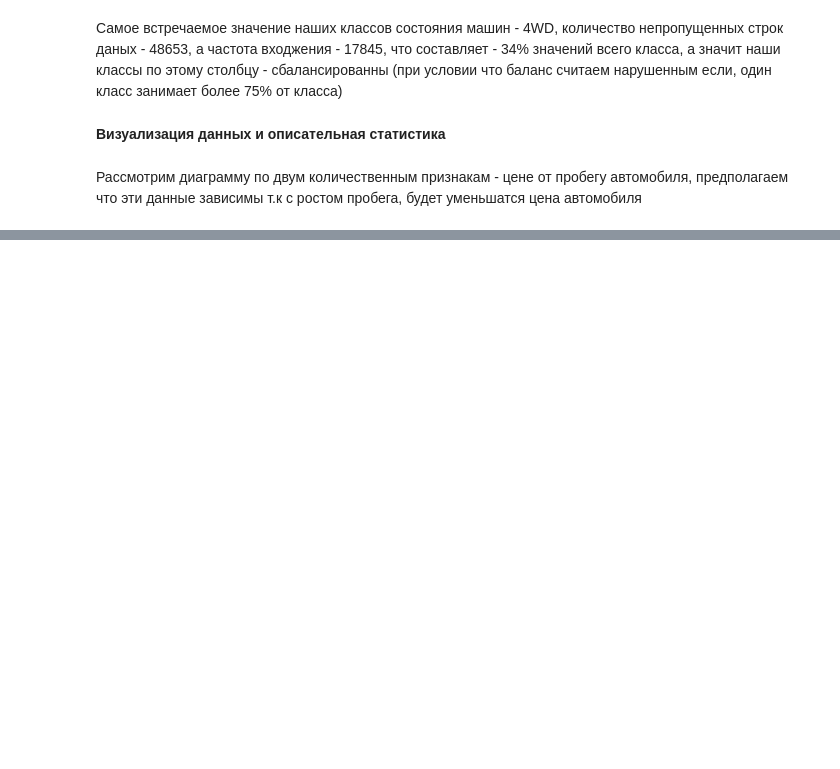
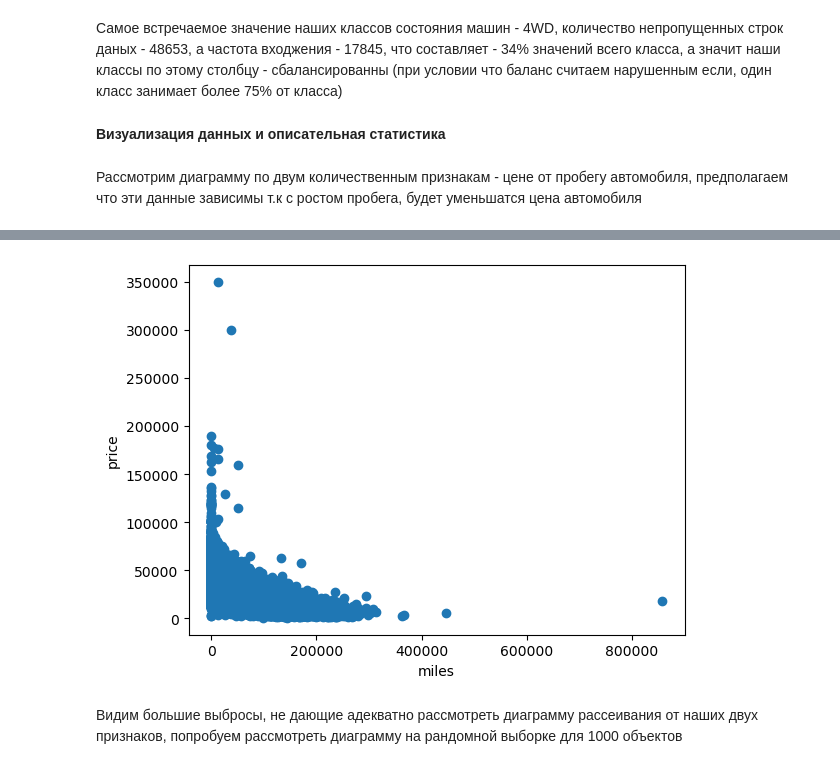
Before and after one commit to SlavikLenkin/MachineLearning, a Jupyter notebook: MachineLearning.ipynb, the cells around one changed output, grey strips where cells are left out. Drawn from its saved outputs; the diff is of its cells as text; code cells hidden in the pictures; blank space fills up the shorter version.

```diff
--- a/MachineLearning.ipynb
+++ b/MachineLearning.ipynb
@@ -273,0 +279,4 @@ full_data.iloc[:,:13].describe(include="all")
+# %%
+delete_data = full_data.copy()
+delete_data.dropna(inplace=True)
+delete_data.shape
@@ -273,0 +285,9 @@ full_data.iloc[:,:13].describe(include="all")
+# %%
+import re
+full_dataC = delete_data.copy()
+for  row in range(35113):
+    full_dataC.iloc[row,0] =re.sub("\D", "",str(full_dataC.iloc[row,0]))
+    full_dataC.iloc[row,1] =re.sub("\D", "",str(full_dataC.iloc[row,1]))
+# %%
+full_dataC['miles'] =pd.to_numeric(full_dataC['miles'],downcast='float')
+full_dataC['price'] =pd.to_numeric(full_dataC['price'],downcast='float')
@@ -273,0 +314,9 @@ full_data.iloc[:,:13].describe(include="all")
+# %%
+plt.scatter(full_dataC['miles'], full_dataC['price'])
+plt.xlabel('miles')
+plt.ylabel('price')
+pass
+# %% [output]
+[figure, added]
+# %% [markdown]
+Видим большие выбросы, не дающие адекватно рассмотреть диаграмму рассеивания от наших двух признаков, попробуем рассмотреть диаграмму на рандомной выборке для 1000 объектов
```
Also changed, not shown: parts of 41 cells of this notebook.
